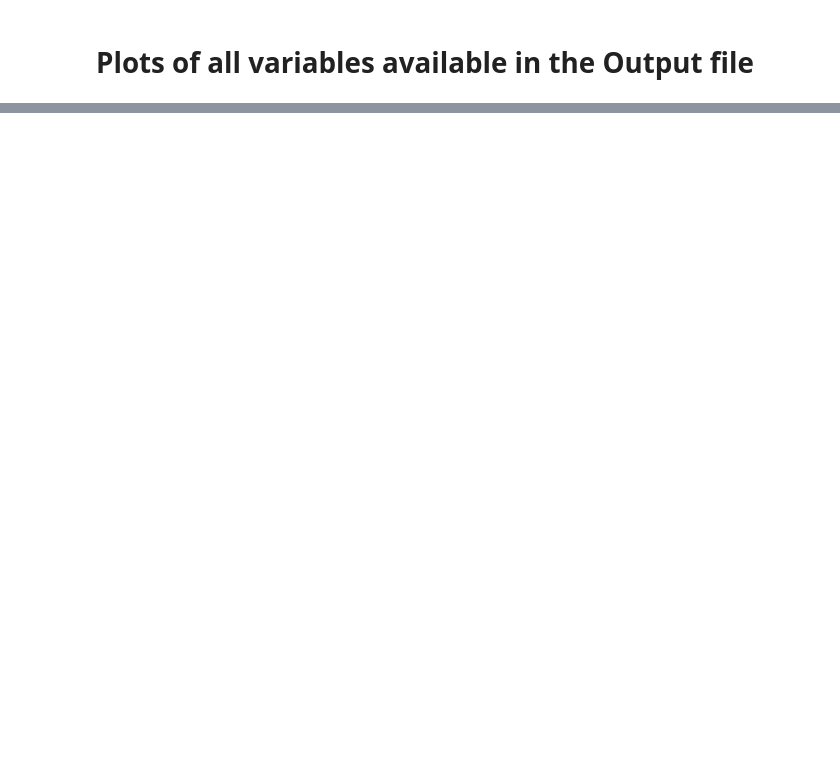
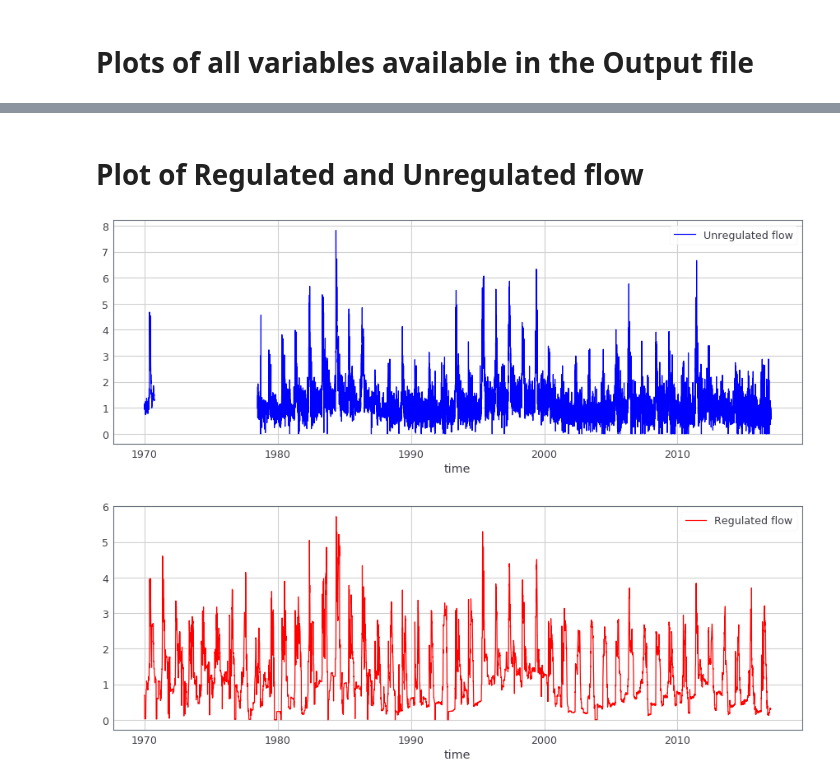
Before and after one commit to msaharia/aasi, a Jupyter notebook: plotFUSEoutput.ipynb, the cells around one changed output, grey strips where cells are left out. Saved outputs shown, nothing was run; the diff lists cells and outputs as text; code cells hidden in the pictures; blank space fills up the shorter version.

```diff
--- a/plotFUSEoutput.ipynb
+++ b/plotFUSEoutput.ipynb
@@ -44,0 +49,2 @@ plotncvar('evap_2', 'Evaporation (Lower Soil Layer) (mm)', 'TIME')
+# %% [markdown]
+# Plot of Regulated and Unregulated flow
@@ -45 +70,13 @@ plotncvar('evap_2', 'Evaporation (Lower Soil Layer) (mm)', 'TIME')
+# %%
+plt.figure(figsize=(15,5))
+unreg.plot(label = 'Unregulated flow', color = 'blue')
+plt.legend()
+plt.show()
+plt.figure(figsize=(15,5))
+reg.plot(label = 'Regulated flow', color = 'red')
+plt.legend()
+plt.show()
+# %% [output]
+[figure, added]
+[figure, added]
 # %% [markdown]
```
Also changed, not shown: parts of 7 cells of this notebook.
